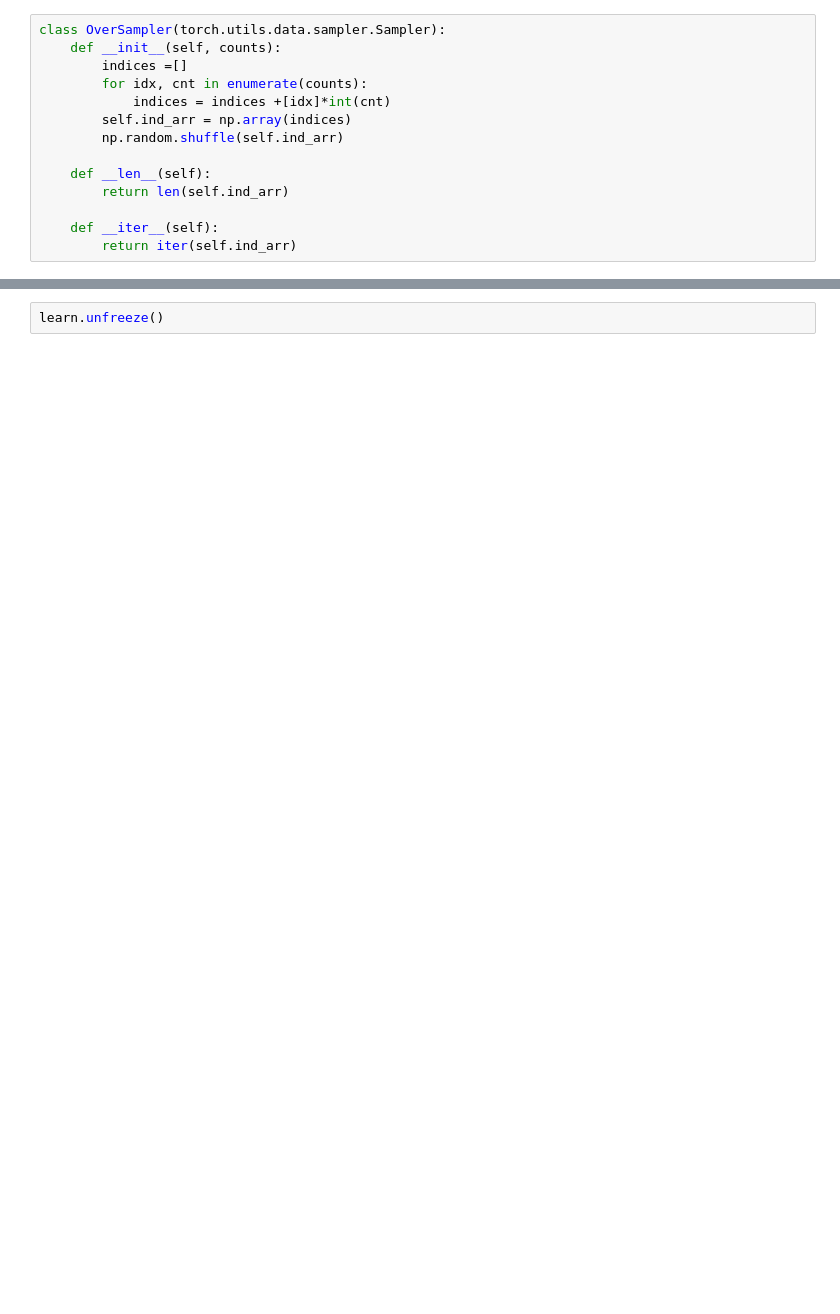
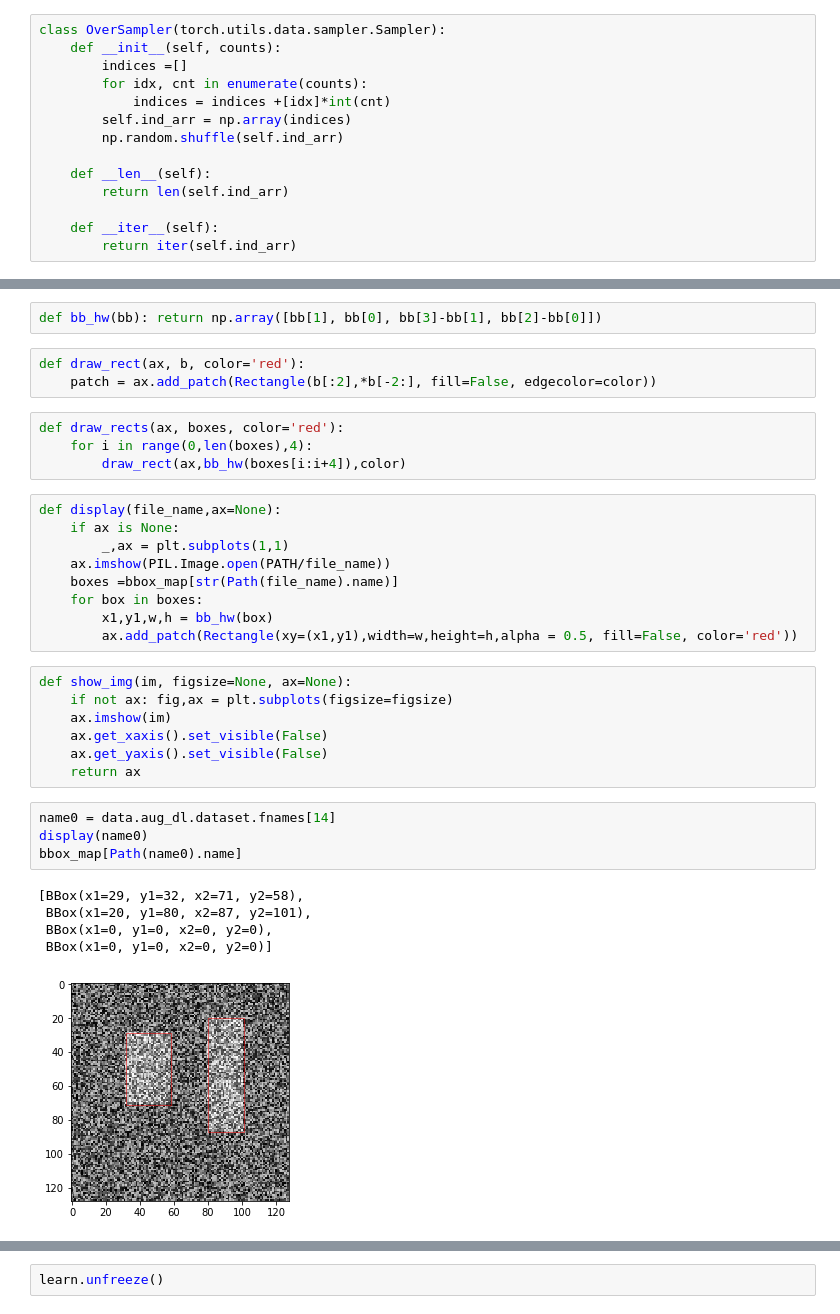
Before and after one commit to slawekslex/dl_experiments, a Jupyter notebook: pneumonia/ToyClassification.ipynb, the cells around one changed output, grey strips where cells are left out. Saved outputs shown, nothing was run; the diff lists cells and outputs as text; blank space fills up the shorter version.

```diff
--- a/pneumonia/ToyClassification.ipynb
+++ b/pneumonia/ToyClassification.ipynb
@@ -66,0 +148,35 @@ learn = ConvLearner.pretrained(arch, data, precompute=True, ps=0.5)
+# %%
+def bb_hw(bb): return np.array([bb[1], bb[0], bb[3]-bb[1], bb[2]-bb[0]])
+# %%
+def draw_rect(ax, b, color='red'):
+    patch = ax.add_patch(Rectangle(b[:2],*b[-2:], fill=False, edgecolor=color))
+# %%
+def draw_rects(ax, boxes, color='red'):
+    for i in range(0,len(boxes),4):
+        draw_rect(ax,bb_hw(boxes[i:i+4]),color)
+# %%
+def display(file_name,ax=None):
+    if ax is None:
+        _,ax = plt.subplots(1,1)
+    ax.imshow(PIL.Image.open(PATH/file_name))
+    boxes =bbox_map[str(Path(file_name).name)]
+    for box in boxes:
+        x1,y1,w,h = bb_hw(box)
+        ax.add_patch(Rectangle(xy=(x1,y1),width=w,height=h,alpha = 0.5, fill=False, color='red'))
+# %%
+def show_img(im, figsize=None, ax=None):
+    if not ax: fig,ax = plt.subplots(figsize=figsize)
+    ax.imshow(im)
+    ax.get_xaxis().set_visible(False)
+    ax.get_yaxis().set_visible(False)
+    return ax
+# %%
+name0 = data.aug_dl.dataset.fnames[14]
+display(name0)
+bbox_map[Path(name0).name]
+# %% [output]
+[BBox(x1=29, y1=32, x2=71, y2=58),
+ BBox(x1=20, y1=80, x2=87, y2=101),
+ BBox(x1=0, y1=0, x2=0, y2=0),
+ BBox(x1=0, y1=0, x2=0, y2=0)]
+[figure, added]
```
Also changed, not shown: parts of 32 cells of this notebook, 1 other file.
